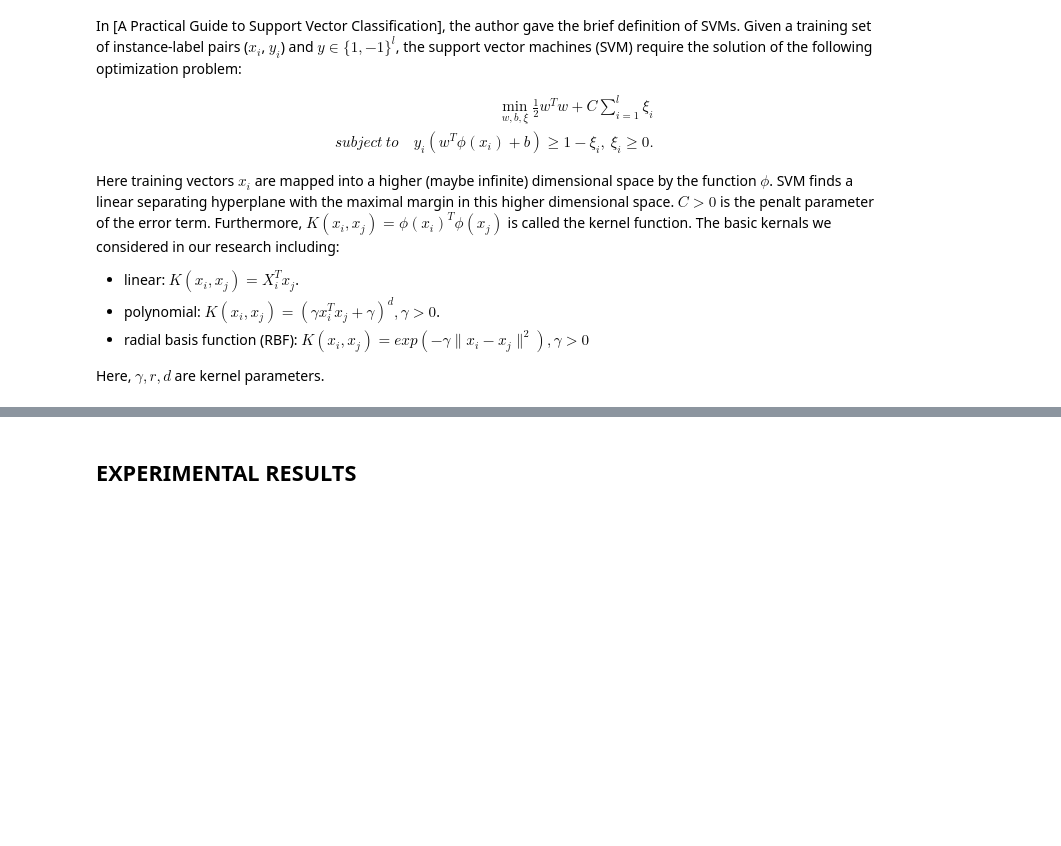
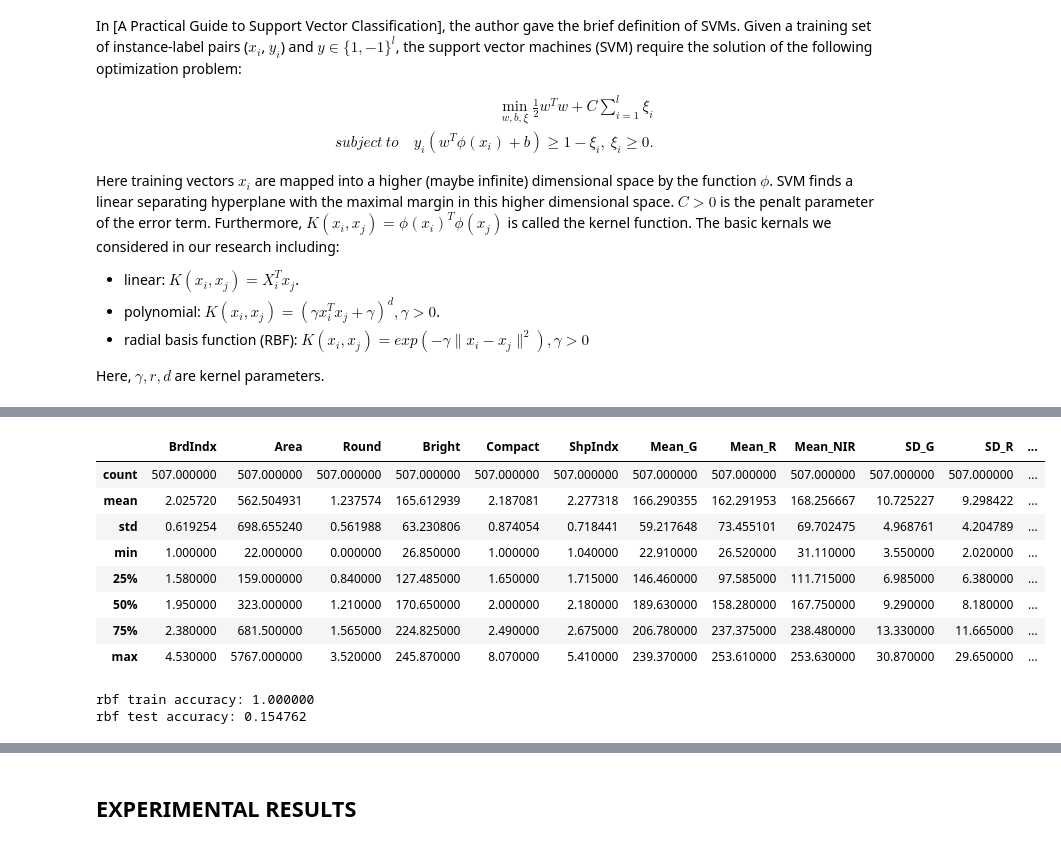
Before and after one commit to alex44jzy/NUS-CI1-CA1, a Jupyter notebook: svm/svmpy.ipynb, the cells around one changed output, grey strips where cells are left out. Cells and saved outputs as stored; diff of their text form; code cells hidden in the pictures; blank space fills up the shorter version.

```diff
--- a/svm/svmpy.ipynb
+++ b/svm/svmpy.ipynb
@@ -53,0 +63,35 @@ Learning Depository (https://archive.ics.uci.edu/ml/datasets/Urban+Land+Cover).
+# %%
+# -*- coding: utf-8 -*-
+__author__ = 'alexjzy'
+# codes import part
+import numpy as np
+import seaborn as sns
+np.random.seed(42)
+import os
+
+# To plot pretty figures
+import matplotlib
+import matplotlib.pyplot as plt
+
+# Sklearn part
+from sklearn.svm import LinearSVC
+from sklearn.svm import SVC
+from sklearn import preprocessing
+from sklearn.metrics import accuracy_score, confusion_matrix
+from sklearn.model_selection import cross_val_score
+from sklearn.metrics.scorer import make_scorer
+from sklearn.metrics import recall_score
+# Pandas part
+import pandas as pd
+pd.set_option('display.max_columns', 500)
+# %%
+### Load dataset
+path = os.getcwd()
+
+train_path = "/train.csv"
+test_path = "/test.csv"
+dataset_path = "/dataset"
+
+data_train = pd.read_csv(path + dataset_path + train_path)
+data_test = pd.read_csv(path + dataset_path + test_path)
+data_all = pd.concat([data_train, data_test])
@@ -53,0 +119,13 @@ Learning Depository (https://archive.ics.uci.edu/ml/datasets/Urban+Land+Cover).
+# %%
+### variables distribution summary
+data_train.iloc[:, 1:22].describe()
+# %% [output]
+|  | BrdIndx | Area | Round | Bright | Compact | ShpIndx | Mean_G | Mean_R | Mean_NIR | SD_G | SD_R | ... |
+| count | 507.000000 | 507.000000 | 507.000000 | 507.000000 | 507.000000 | 507.000000 | 507.000000 | 507.000000 | 507.000000 | 507.000000 | 507.000000 | ... |
+| mean | 2.025720 | 562.504931 | 1.237574 | 165.612939 | 2.187081 | 2.277318 | 166.290355 | 162.291953 | 168.256667 | 10.725227 | 9.298422 | ... |
+| std | 0.619254 | 698.655240 | 0.561988 | 63.230806 | 0.874054 | 0.718441 | 59.217648 | 73.455101 | 69.702475 | 4.968761 | 4.204789 | ... |
+| min | 1.000000 | 22.000000 | 0.000000 | 26.850000 | 1.000000 | 1.040000 | 22.910000 | 26.520000 | 31.110000 | 3.550000 | 2.020000 | ... |
+| 25% | 1.580000 | 159.000000 | 0.840000 | 127.485000 | 1.650000 | 1.715000 | 146.460000 | 97.585000 | 111.715000 | 6.985000 | 6.380000 | ... |
+| 50% | 1.950000 | 323.000000 | 1.210000 | 170.650000 | 2.000000 | 2.180000 | 189.630000 | 158.280000 | 167.750000 | 9.290000 | 8.180000 | ... |
+| 75% | 2.380000 | 681.500000 | 1.565000 | 224.825000 | 2.490000 | 2.675000 | 206.780000 | 237.375000 | 238.480000 | 13.330000 | 11.665000 | ... |
+| max | 4.530000 | 5767.000000 | 3.520000 | 245.870000 | 8.070000 | 5.410000 | 239.370000 | 253.610000 | 253.630000 | 30.870000 | 29.650000 | ... |
@@ -53,0 +139,19 @@ Learning Depository (https://archive.ics.uci.edu/ml/datasets/Urban+Land+Cover).
+# %%
+### SVMs with default parameters
+def svmRoughModel(mod, kernel, trainX, trainY, testX, testY):
+    mod.fit(trainX, trainY)
+
+    train_pred = model.predict(trainX)
+    train_acc = accuracy_score(trainY, train_pred)
+    print("%s train accuracy: %f" % (kernel, train_acc))
+
+    test_pred = model.predict(testX)
+    test_acc = accuracy_score(testY, test_pred)
+    print("%s test accuracy: %f" % (kernel, test_acc))
+
+# RBF
+model = SVC(kernel = 'rbf', random_state = 25, decision_function_shape='ovo')
+svmRoughModel(model ,'rbf', trainX, trainY, testX, testY)
+# %% [output]
+rbf train accuracy: 1.000000
+rbf test accuracy: 0.154762
```
Also changed, not shown: parts of 16 cells of this notebook.
